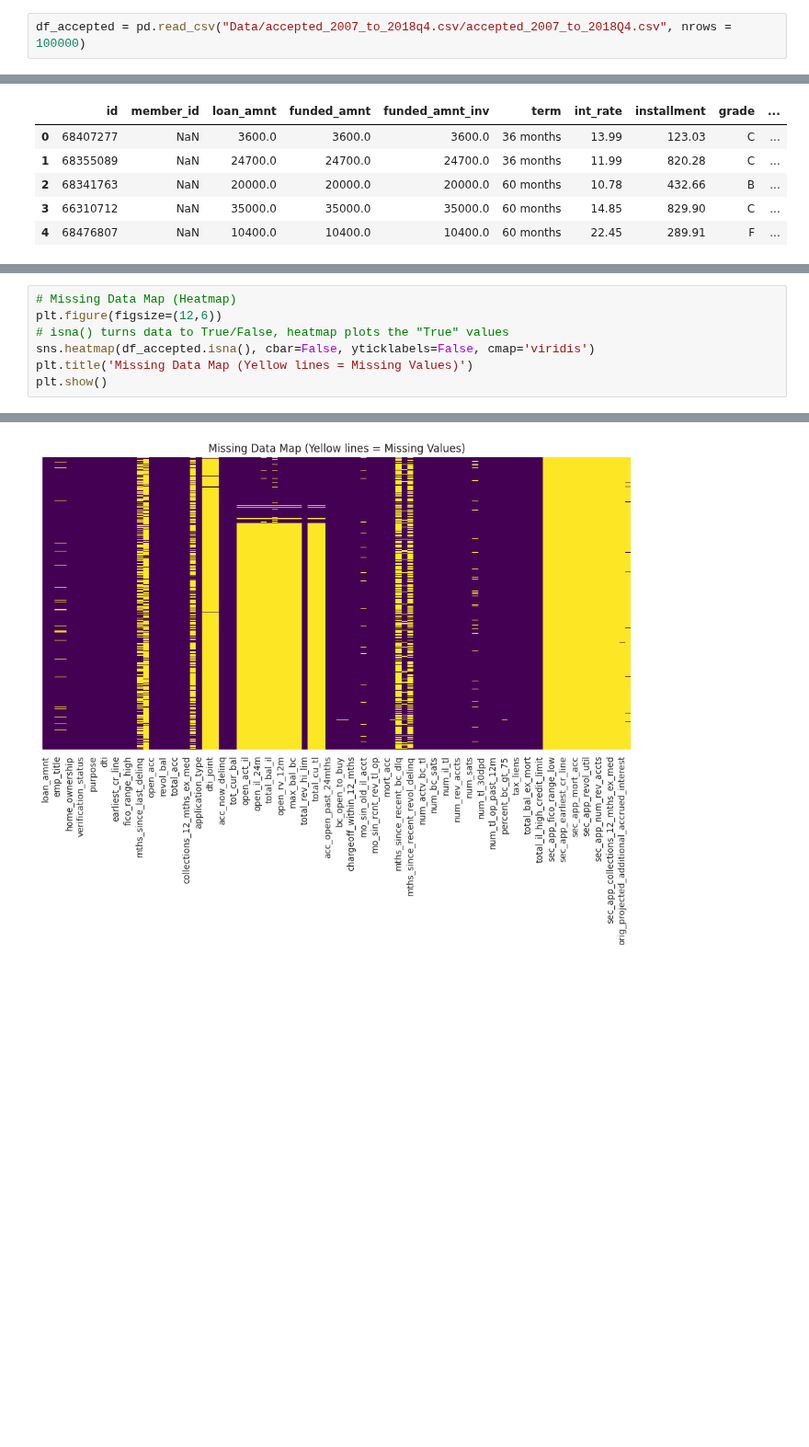
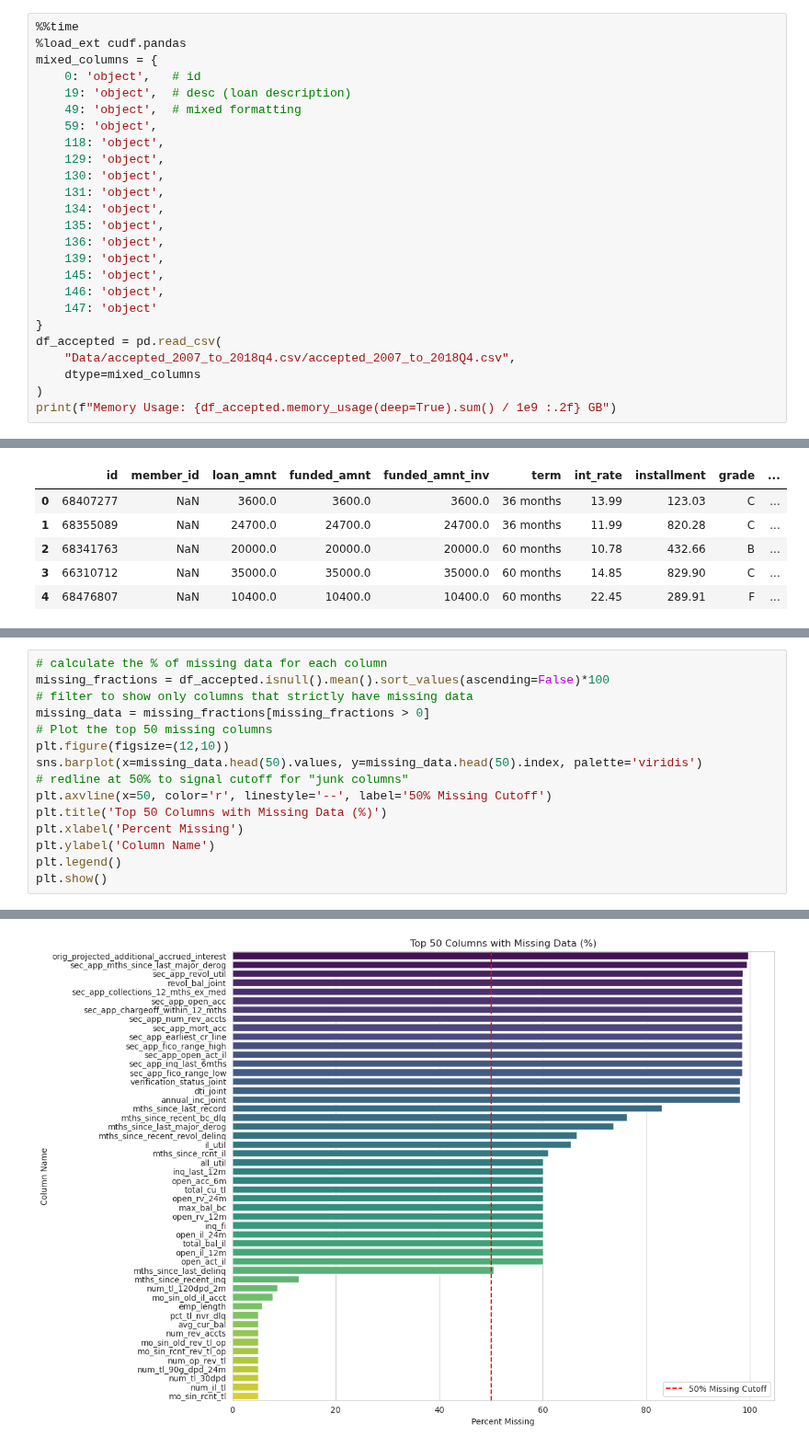
Before and after one commit to chaboihenry/Credit-Risk, a Jupyter notebook: default_probability.ipynb, the cells around one changed output, grey strips where cells are left out. Shown at 92% size. Saved outputs shown, nothing was run; the diff lists cells and outputs as text; blank space fills up the shorter version.

```diff
--- a/default_probability.ipynb
+++ b/default_probability.ipynb
@@ -8,4 +29,27 @@ import seaborn as sns
 pd.set_option("display.max_columns", None)
 sns.set_style("whitegrid")
 # %%
-df_accepted = pd.read_csv("Data/accepted_2007_to_2018q4.csv/accepted_2007_to_2018Q4.csv", nrows = 100000)
+%%time
+%load_ext cudf.pandas
+mixed_columns = {
+    0: 'object',   # id
+    19: 'object',  # desc (loan description)
+    49: 'object',  # mixed formatting
+    59: 'object',
+    118: 'object',
+    129: 'object',
+    130: 'object',
+    131: 'object',
+    134: 'object',
+    135: 'object',
+    136: 'object',
+    139: 'object',
+    145: 'object',
+    146: 'object',
+    147: 'object'
+}
+df_accepted = pd.read_csv(
+    "Data/accepted_2007_to_2018q4.csv/accepted_2007_to_2018Q4.csv",
+    dtype=mixed_columns
+)
+print(f"Memory Usage: {df_accepted.memory_usage(deep=True).sum() / 1e9 :.2f} GB")
@@ -154,8 +197,16 @@ plt.show()
 # %%
-# Missing Data Map (Heatmap)
-plt.figure(figsize=(12,6))
-# isna() turns data to True/False, heatmap plots the "True" values
-sns.heatmap(df_accepted.isna(), cbar=False, yticklabels=False, cmap='viridis')
-plt.title('Missing Data Map (Yellow lines = Missing Values)')
+# calculate the % of missing data for each column
+missing_fractions = df_accepted.isnull().mean().sort_values(ascending=False)*100
+# filter to show only columns that strictly have missing data
+missing_data = missing_fractions[missing_fractions > 0]
+# Plot the top 50 missing columns
+plt.figure(figsize=(12,10))
+sns.barplot(x=missing_data.head(50).values, y=missing_data.head(50).index, palette='viridis')
+# redline at 50% to signal cutoff for "junk columns"
+plt.axvline(x=50, color='r', linestyle='--', label='50% Missing Cutoff')
+plt.title('Top 50 Columns with Missing Data (%)')
+plt.xlabel('Percent Missing')
+plt.ylabel('Column Name')
+plt.legend()
 plt.show()
 # %% [output]
@@ -162,3 +216,3 @@ plt.show()
-[figure, old version]
+[figure, new version]
 # %%
 # Financial Outliers (Boxplot)
```
Also changed, not shown: parts of 40 cells of this notebook, 2 other files.
